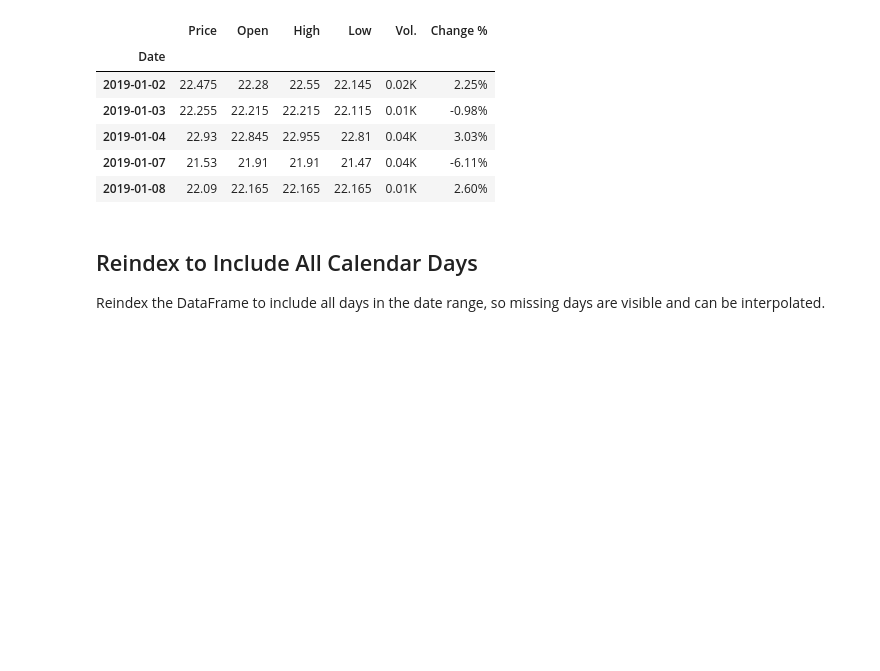
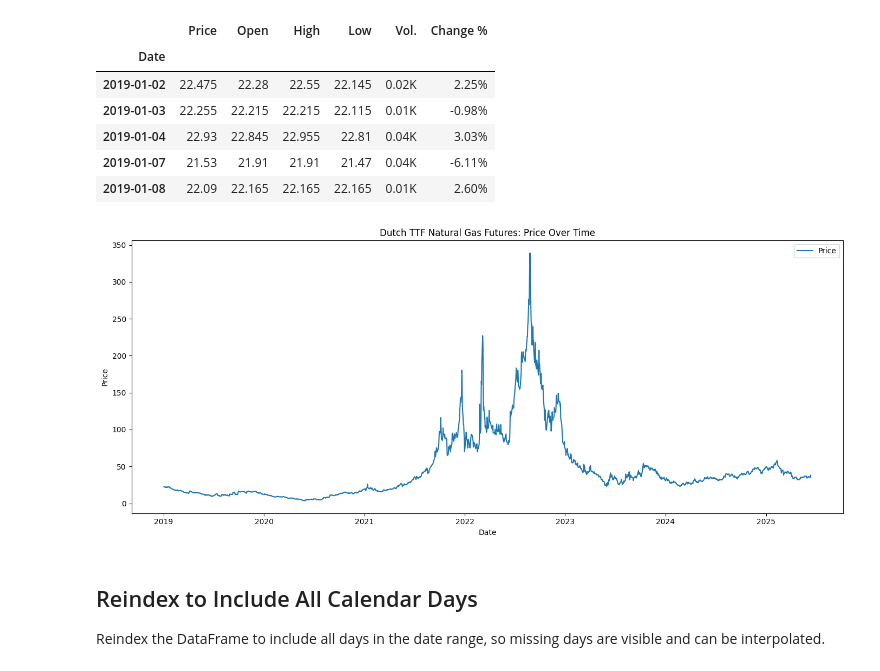
Before and after one commit to amir4466/HoSt_x_Saxion_Predictive_Model, a Jupyter notebook: Code/Data_Injection_Daily.ipynb, the cells around one changed output. Cells and saved outputs as stored; diff of their text form; code cells hidden in the pictures; blank space fills up the shorter version.

```diff
--- a/Code/Data_Injection_Daily.ipynb
+++ b/Code/Data_Injection_Daily.ipynb
@@ -41,6 +41,17 @@ Columns: ['Date', 'Price', 'Open', 'High', 'Low', 'Vol.', 'Change %']
 | 2019-01-04 | 22.93 | 22.845 | 22.955 | 22.81 | 0.04K | 3.03% |
 | 2019-01-07 | 21.53 | 21.91 | 21.91 | 21.47 | 0.04K | -6.11% |
 | 2019-01-08 | 22.09 | 22.165 | 22.165 | 22.165 | 0.01K | 2.60% |
+# %%
+plt.figure(figsize=(14, 6))
+plt.plot(df.index, pd.to_numeric(df['Price'], errors='coerce'), label='Price')
+plt.title('Dutch TTF Natural Gas Futures: Price Over Time')
+plt.xlabel('Date')
+plt.ylabel('Price')
+plt.legend()
+plt.tight_layout()
+plt.show()
+# %% [output]
+[figure, added]
 # %% [markdown]
 ## Reindex to Include All Calendar Days
 Reindex the DataFrame to include all days in the date range, so missing days are visible and can be interpolated.
```
Also changed, not shown: 3 other files.
